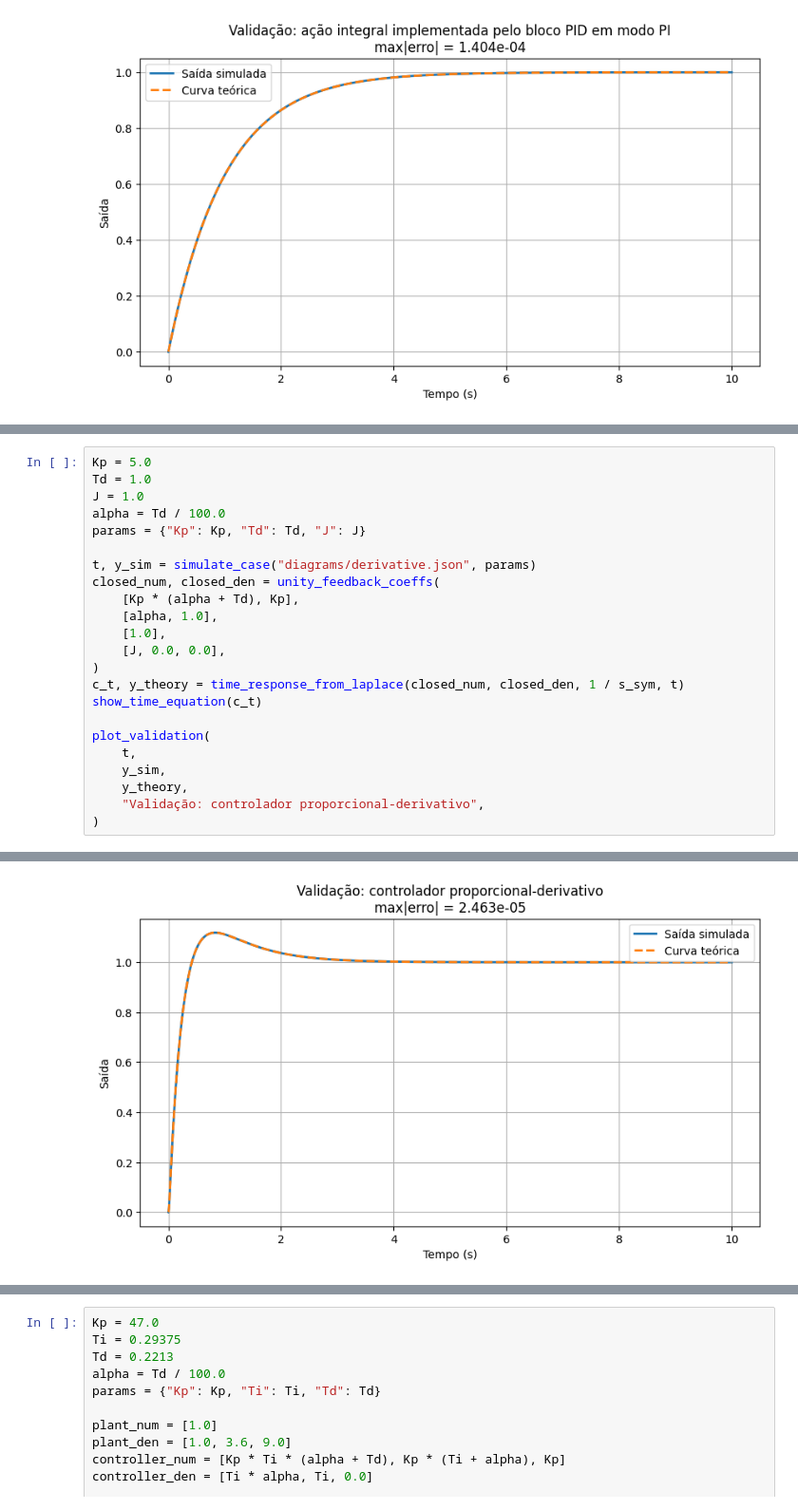
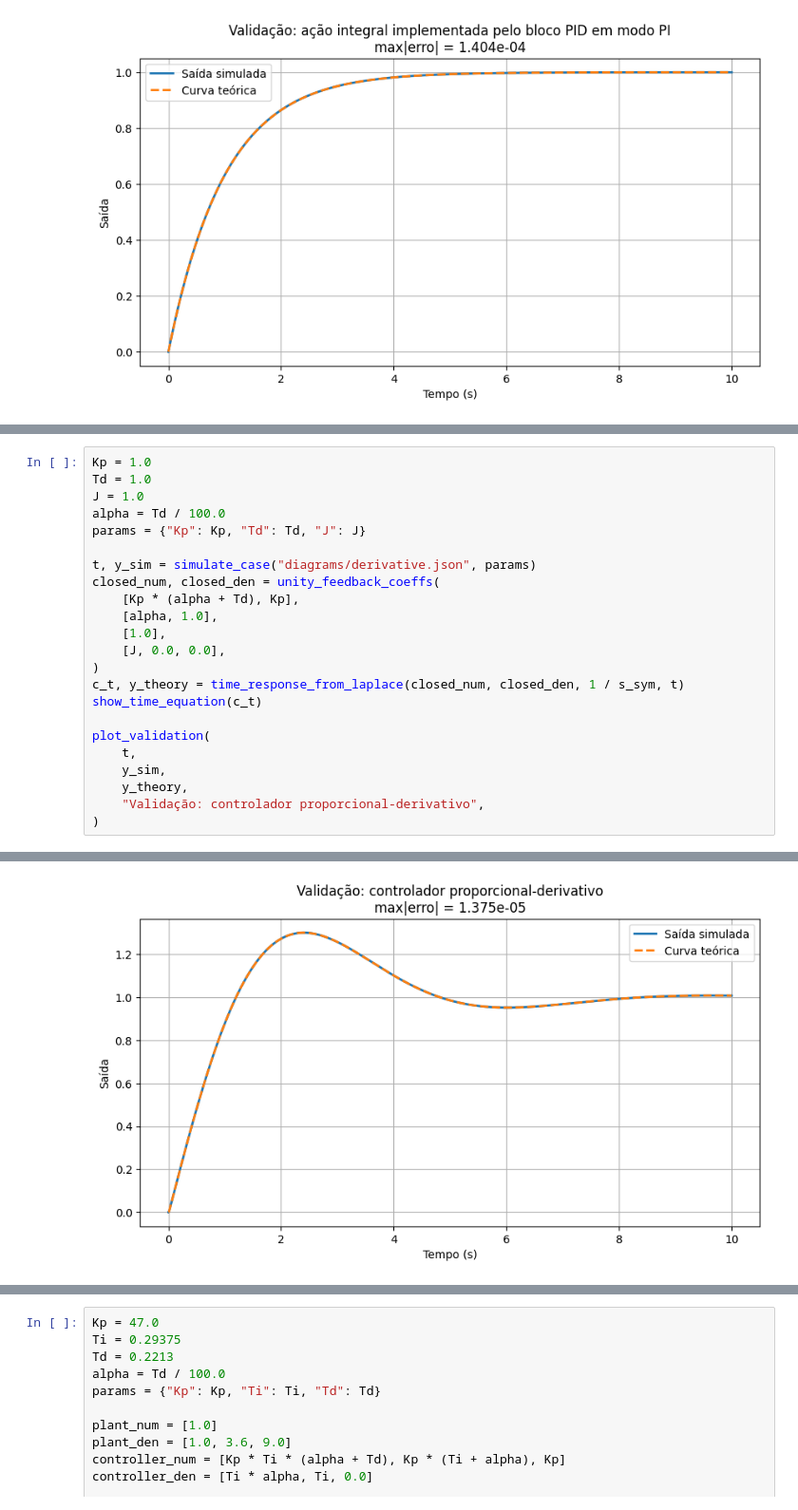
Before and after one commit to mshoji-ufrj/cssim, a Jupyter notebook: cssim_notebook_validation.ipynb, the cells around one changed output, grey strips where cells are left out. Shown at 95% size. Cells and saved outputs as stored; diff of their text form.

```diff
--- a/cssim_notebook_validation.ipynb
+++ b/cssim_notebook_validation.ipynb
@@ -568,7 +568,7 @@ A adição do termo derivativo introduz um efeito de amortecimento na resposta d
 
 Execute a simulação abaixo para visualizar a ação de controle proporcional-derivativa. Experimente diferentes valores para Kp e Td e observe a resposta do sistema.
 # %%
-Kp = 5.0
+Kp = 1.0
 Td = 1.0
 J = 1.0
 alpha = Td / 100.0
@@ -595,4 +595,4 @@ $\displaystyle c(t) = 1.0 + 0.0589414 e^{- 94.7244727968972 t} - 1.60593 e^{- 3.
-[figure, old version]
+[figure, new version]
 # %% [markdown]
 ### Controladores PID
 
```
Also changed, not shown: parts of 1 cell of this notebook, 3 other files.
